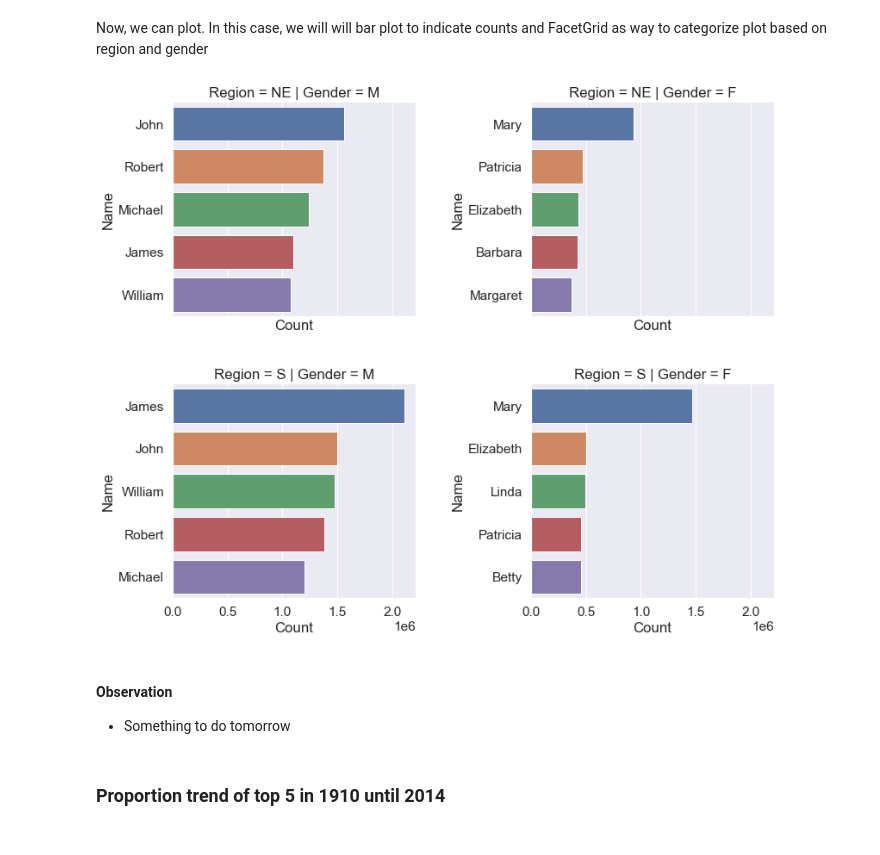
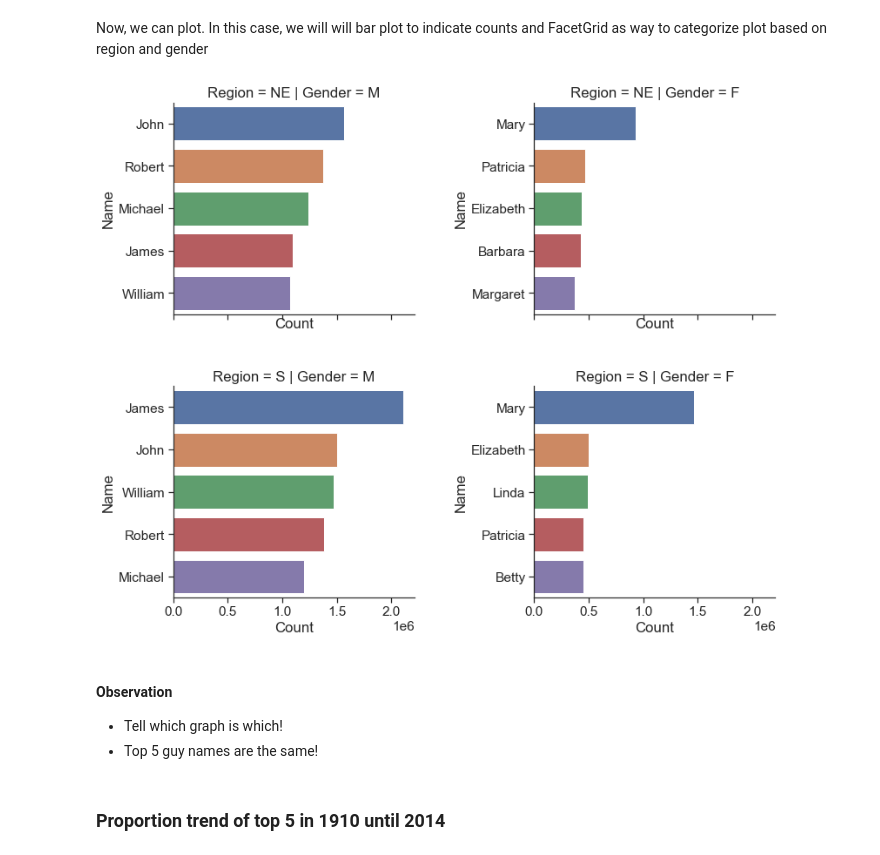
Before and after one commit to data301-2020-winter2/course-project-group_1039, a Jupyter notebook: analysis/Jamie/milestones2_EDA.ipynb, the cells around one changed output. Drawn from its saved outputs; the diff is of its cells as text; code cells hidden in the pictures.

```diff
--- a/analysis/Jamie/milestones2_EDA.ipynb
+++ b/analysis/Jamie/milestones2_EDA.ipynb
@@ -168,8 +168,9 @@ top5_s,low5_s = s_name.tail().reset_index(drop=True).sort_index(ascending=False)
 Now, we can build plots. In this case, for counting the number of occurence for each discrete entry, bar plots is ideal.
 # %%
 # Check similarity between 2 regions
-sns.set_theme(context="paper", style="darkgrid",  font_scale=1.2, )
+sns.set_theme(context="paper", style="ticks",  font_scale=1.2, )
 
+# Need to add value on top of each bar
 
 fig, ax = plt.subplots(nrows=1, ncols=2, figsize=(12,7))
 # North graph
@@ -244,37 +253,39 @@ top5_male_s
 # %% [markdown]
 Now, we can plot. In this case, we will will bar plot to indicate counts and FacetGrid as way to categorize plot based on region and gender
 # %%
-sns.set_theme(style="darkgrid", font_scale=1.4)
+sns.set_theme(style="ticks", font_scale=1.4)
 fig,ax= plt.subplots(2,2, figsize=(12,10), sharex=True)
 
 data_list = [[top5_male_n,top5_female_n],[top5_male_s,top5_female_s]]
 def draw_gender_plot(axes, data_list, result_axes=None):
     if result_axes is None:
         result_axes = list()
     for i in range(2):
+#         sns.set_palette("Dark2" if i % 2==0 else "Blues")
         for j in range(2):
             data = data_list[i][j]
             ax_ij = sns.barplot(x="Count",
                           y="Name",
                           data=data,
                           ax=ax[i][j]
                          )
             region, gender =data["Region"][0], data["Gender"][0]
             ax_ij.set_title(f"Region = {region} | Gender = {gender}")
             result_axes.append(ax_ij)
 
     return result_axes
 
 ax = draw_gender_plot(ax, data_list)
 sns.despine()
-fig.tight_layout(pad=2.5)
+fig.tight_layout(pad=2.7)
 plt.show()
 # %% [output]
-[figure, old version]
+[figure, new version]
-# %% [markdown]
-#### Observation
-
-- Something to do tomorrow
+# %% [markdown]
+#### Observation
+
+- Tell which graph is which!
+- Top 5 guy names are the same!
 # %% [markdown]
 ### Proportion trend of top 5 in 1910 until 2014
 # %% [markdown]
```
Also changed, not shown: parts of 8 cells of this notebook.
